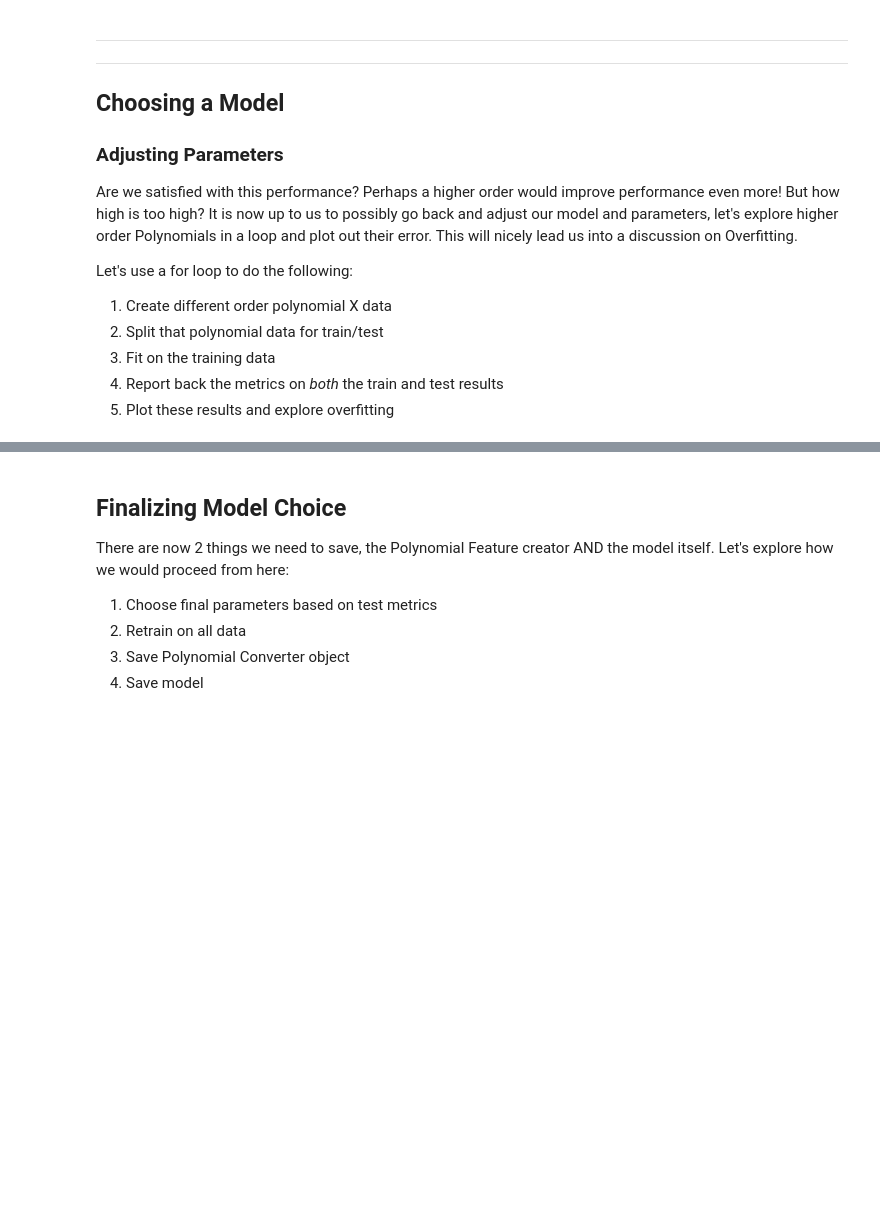
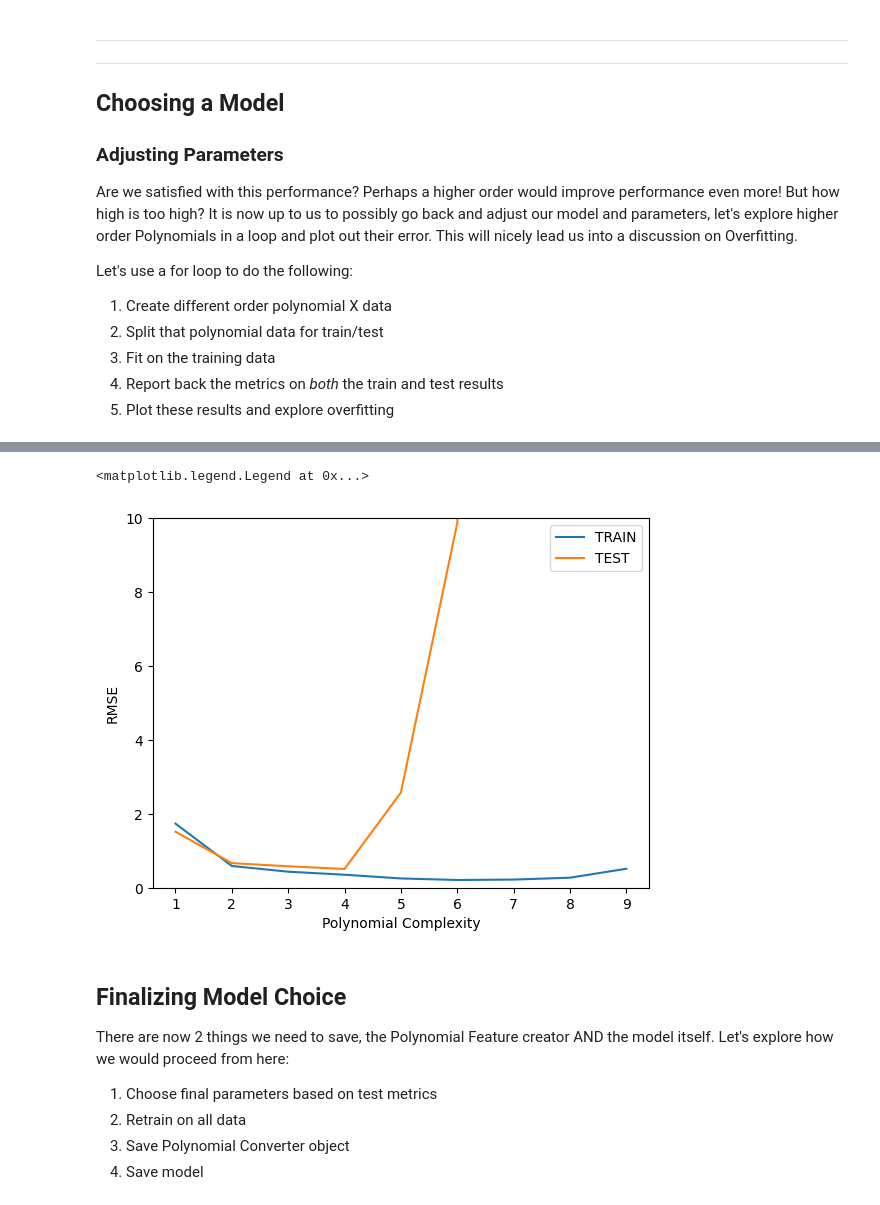
Before and after one commit to NandiniDevLabs/machine-learning-b9, a Jupyter notebook: 01-regression/02-Polynomial-Regression.ipynb, the cells around one changed output, grey strips where cells are left out. Cells and saved outputs as stored; diff of their text form; code cells hidden in the pictures; blank space fills up the shorter version.

```diff
--- a/01-regression/02-Polynomial-Regression.ipynb
+++ b/01-regression/02-Polynomial-Regression.ipynb
@@ -58,7 +98,7 @@ print(poly_features.shape)
 # %%
 # Converter "fits" to data, in this case, reads in every X column
 # Then it "transforms" and ouputs the new polynomial data
-
+polynomial_converter = PolynomialFeatures(degree=2,include_bias=False)
 poly_features = polynomial_converter.fit_transform(X)
 # %%
 poly_features.shape
@@ -236,10 +388,13 @@ plt.legend()
 # %%
 plt.plot(range(1,10),train_rmse_errors,label='TRAIN')
 plt.plot(range(1,10),test_rmse_errors,label='TEST')
 plt.xlabel("Polynomial Complexity")
 plt.ylabel("RMSE")
-plt.ylim(0,100)
+plt.ylim(0,10)
 plt.legend()
+# %% [output]
+<matplotlib.legend.Legend at 0x...>
+[figure, added]
 # %% [markdown]
 ## Finalizing Model Choice
 
```
Also changed, not shown: parts of 46 cells of this notebook, 3 other files.
